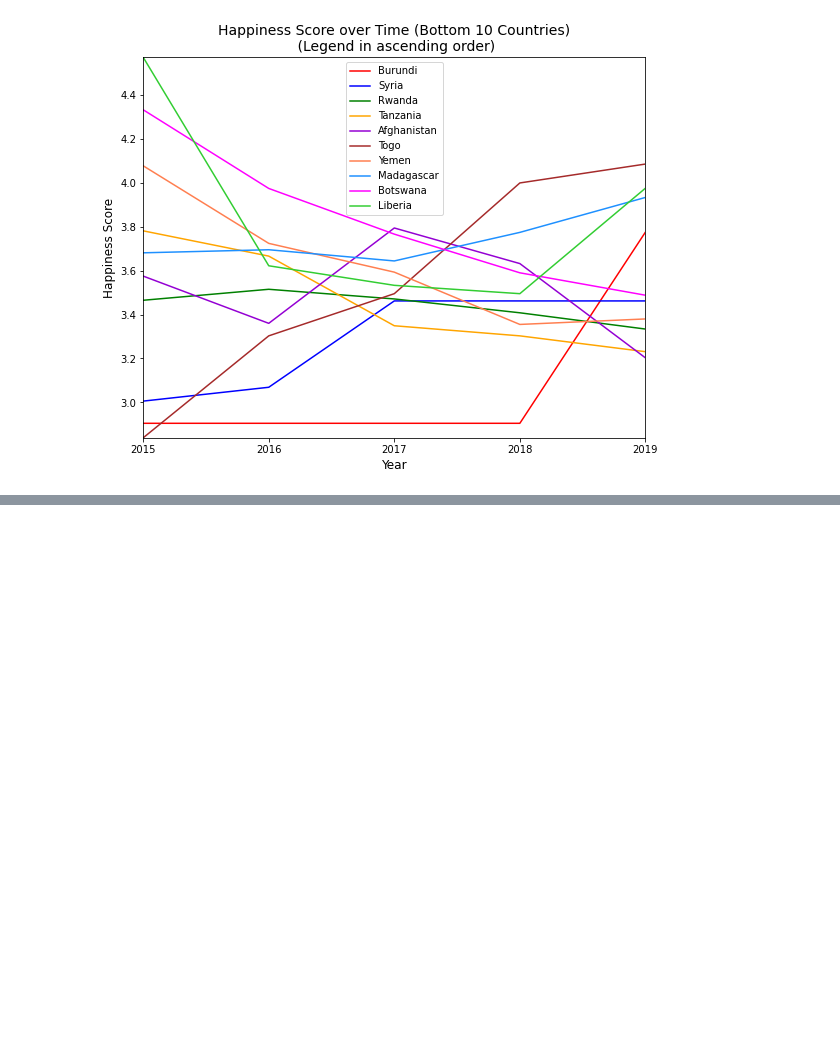
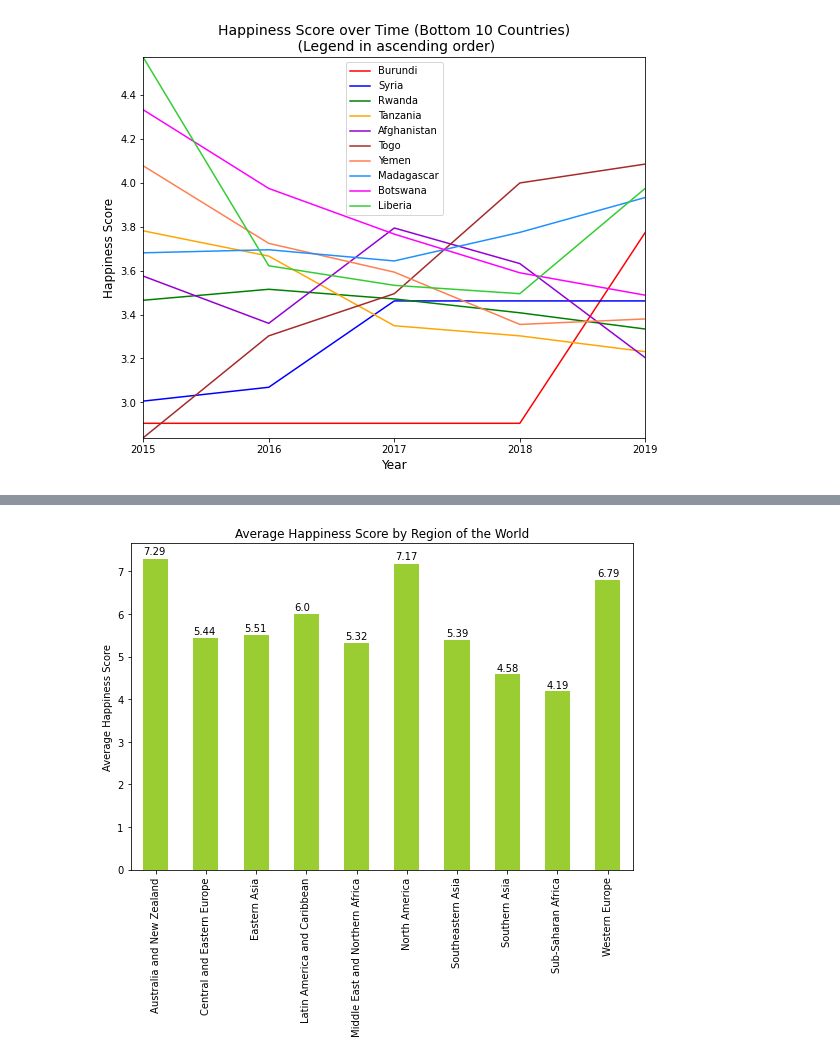
Before and after one commit to reginesgit/Factors-Contributing-to-a-Countrys-Happiness, a Jupyter notebook: Happiness/Happiness_Visual_Analysis.ipynb, the cells around one changed output, grey strips where cells are left out. Saved outputs shown, nothing was run; the diff lists cells and outputs as text; code cells hidden in the pictures; blank space fills up the shorter version.

Commit message:
update happines notebook

```diff
--- a/Happiness/Happiness_Visual_Analysis.ipynb
+++ b/Happiness/Happiness_Visual_Analysis.ipynb
@@ -195,0 +198,5 @@ plt.show()
+# %%
+# Import the country and region information into a DataFrame
+region_file = "Resources/country_region.csv"
+region_df = pd.read_csv(region_file, encoding = "UTF-8")
+region_df.head()
@@ -195,0 +210,4 @@ plt.show()
+# %%
+# Create a new DataFrame that only contains the 'Country' and 'Avg. Happiness' columns from the original happiness_df
+avg_hap_df = happiness_df[['Country', 'Avg Happiness']]
+avg_hap_df.head()
@@ -195,0 +221,4 @@ plt.show()
+# %%
+# Merge the region DataFrame with the avg. happiness DataFrame
+region_merged_df = avg_hap_df.merge(region_df, how = "inner", on = "Country")
+region_merged_df.head()
@@ -195,0 +232,19 @@ plt.show()
+# %%
+# Genegerate a bar plot showing the averge happiness by region
+region_happiness_df = region_merged_df.groupby('Region').mean()
+ax = region_happiness_df.plot(kind="bar", color = 'yellowgreen', figsize=(9,6),
+                   title = "Average Happiness Score by Region of the World", legend = None, rot = 90)
+
+# Use patches to show values for each region (bar) in the graph
+for p in ax.patches:
+    ax.annotate(np.round(p.get_height(), decimals=2), (p.get_x() * 1.005, p.get_height()* 1.015))
+
+# Assign labels for the x and y axis
+plt.ylabel("Average Happiness Score")
+plt.xlabel(None)
+
+# Save and show the graph
+# plt.savefig("../Images/Happiness_by_Region.png")
+plt.show()
+# %% [output]
+[figure, added]
```
Also changed, not shown: parts of 7 cells of this notebook, 1 other file.
